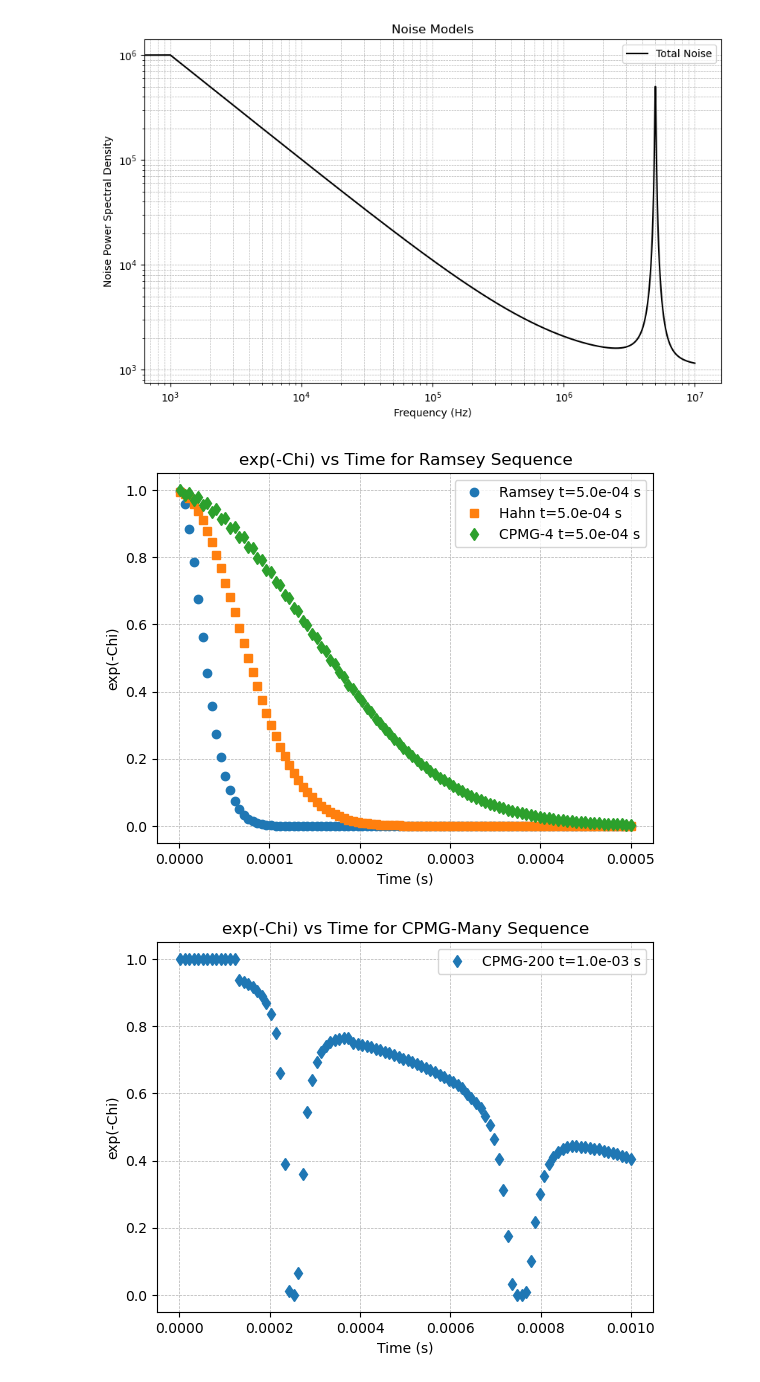
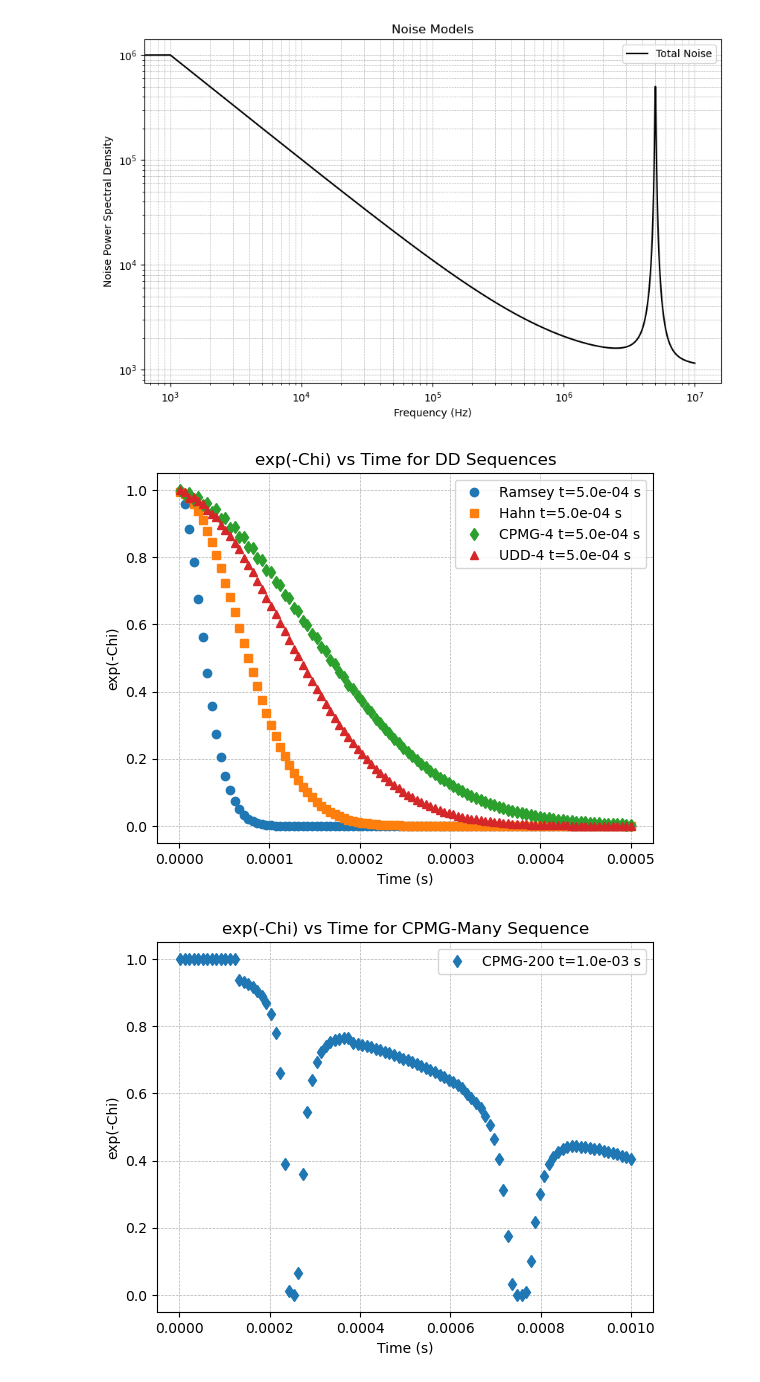
Before and after one commit to osipra/qubit-noise-spectroscopy, a Jupyter notebook: notebooks/02_noise_models.ipynb, the cells around one changed output. Drawn from its saved outputs; the diff is of its cells as text; code cells hidden in the pictures.

```diff
--- a/notebooks/02_noise_models.ipynb
+++ b/notebooks/02_noise_models.ipynb
@@ -43,34 +43,41 @@ from chi_computation import compute_chi
 # %%
 chi_Ramsey = []
 for i in range(len(t)):
     F_Ramsey_values = F_Ramsey(omega, t[i])
     chi = compute_chi(omega, total_noise(omega, A_pink, alpha, A_white, A_lorentzian, f0, gamma), F_Ramsey_values)
     chi_Ramsey.append(chi)
 
 chi_Hahn = []
 for i in range(len(t)):
     F_Hahn_values = F_Hahn(omega, t[i])
     chi = compute_chi(omega, total_noise(omega, A_pink, alpha, A_white, A_lorentzian, f0, gamma), F_Hahn_values)
     chi_Hahn.append(chi)
 
 chi_CPMG4 = []
 for i in range(len(t)):
     F_CPMG_values = F_CPMG(omega, t[i], 4)
     chi = compute_chi(omega, total_noise(omega, A_pink, alpha, A_white, A_lorentzian, f0, gamma), F_CPMG_values)
     chi_CPMG4.append(chi)
 
+chi_UDD = []
+for i in range(len(t)):
+    F_UDD_values = F_UDD(omega, t[i], 4)
+    chi = compute_chi(omega, total_noise(omega, A_pink, alpha, A_white, A_lorentzian, f0, gamma), F_UDD_values)
+    chi_UDD.append(chi)
+
 
 plt.plot(t, np.exp(-np.array(chi_Ramsey)), 'o', label=f'Ramsey t={t[i]:.1e} s')
 plt.plot(t, np.exp(-np.array(chi_Hahn)), 's', label=f'Hahn t={t[i]:.1e} s')
 plt.plot(t, np.exp(-np.array(chi_CPMG4)), 'd', label=f'CPMG-4 t={t[i]:.1e} s')
+plt.plot(t, np.exp(-np.array(chi_UDD)), '^', label=f'UDD-4 t={t[i]:.1e} s')
 plt.xlabel('Time (s)')
 plt.ylabel('exp(-Chi)')
-plt.title('exp(-Chi) vs Time for Ramsey Sequence')
+plt.title('exp(-Chi) vs Time for DD Sequences')
 plt.legend()
 plt.grid(True, which='both', linestyle='--', linewidth=0.5)
 plt.show()
 # %% [output]
-[figure, old version]
+[figure, new version]
 # %%
 t_long = np.linspace(1e-6, 1000e-6, 100)
 chi_CPMG200 = []
```
Also changed, not shown: parts of 5 cells of this notebook, 2 other files.
